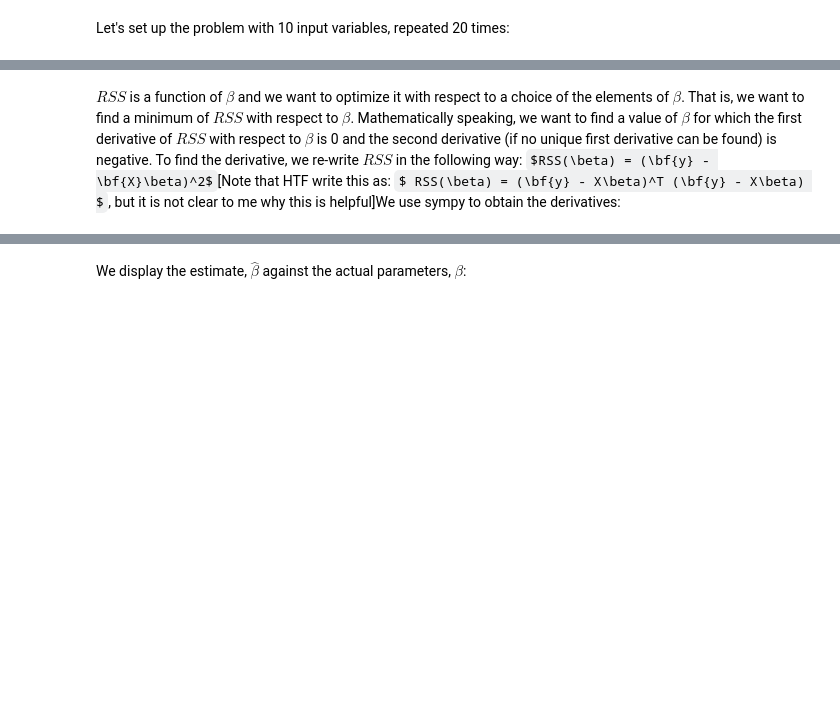
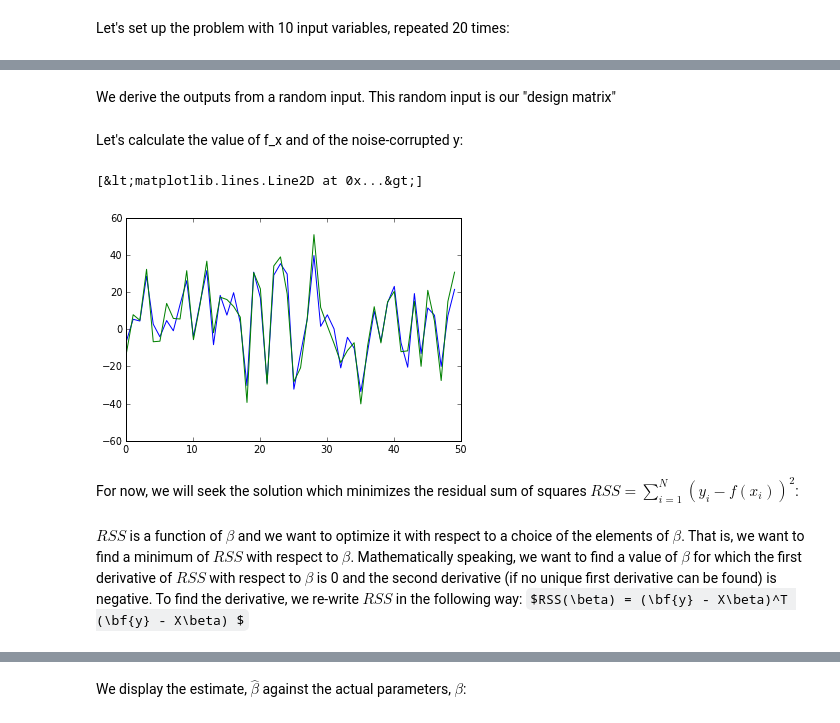
Before and after one commit to arokem/statistical_learning, a Jupyter notebook: LinearRegression.ipynb, the cells around one changed output, grey strips where cells are left out. Drawn from its saved outputs; the diff is of its cells as text; code cells hidden in the pictures; some formulas as TeX source; blank space fills up the shorter version.

Commit message:
Some changes starting to address gh issue #1, removing sympy.

```diff
--- a/LinearRegression.ipynb
+++ b/LinearRegression.ipynb
@@ -11,2 +13,4 @@ The solution which minimizes the residual sum of squares  $RSS =  \sum_{i=1}^{N}
+# %% [markdown]
+We derive the outputs from a random input. This random input is our "design matrix"
 # %%
 X = np.random.randn(N, p)
@@ -14,0 +17,2 @@ y =np.matrix(np.array([f(X[i], beta, 0.1) for i  in xrange(N)])).T
+# %% [markdown]
+Let's calculate the value of f_x and of the noise-corrupted y:
@@ -14,0 +21,7 @@ y =np.matrix(np.array([f(X[i], beta, 0.1) for i  in xrange(N)])).T
+# %%
+plot(f_x)plot(y)
+# %% [output]
+[&lt;matplotlib.lines.Line2D at 0x...&gt;]
+[figure, added]
+# %% [markdown]
+For now, we will seek the solution which minimizes the residual sum of squares  $RSS =  \sum_{i=1}^{N}(y_i - f(x_i))^2$:
@@ -15,2 +30,2 @@ y =np.matrix(np.array([f(X[i], beta, 0.1) for i  in xrange(N)])).T
 # %% [markdown]
-$RSS$ is a function of $\beta$ and we want to optimize it with respect to a choice of the elements of $\beta$. That is, we want to find a minimum of $RSS$ with respect to $\beta$. Mathematically speaking, we want to find a value of $\beta$ for which the first derivative of $RSS$ with respect to $\beta$ is 0 and the second derivative (if no unique first derivative can be found) is negative. To find the derivative, we re-write $RSS$ in the following way: $RSS(\beta) = (\bf{y} - \bf{X}\beta)^2$[Note that HTF write this as: $ RSS(\beta) = (\bf{y} - X\beta)^T (\bf{y} - X\beta) $, but it is not clear to me why this is helpful]We use sympy to obtain the derivatives:
+$RSS$ is a function of $\beta$ and we want to optimize it with respect to a choice of the elements of $\beta$. That is, we want to find a minimum of $RSS$ with respect to $\beta$. Mathematically speaking, we want to find a value of $\beta$ for which the first derivative of $RSS$ with respect to $\beta$ is 0 and the second derivative (if no unique first derivative can be found) is negative. To find the derivative, we re-write $RSS$ in the following way: $RSS(\beta) = (\bf{y} - X\beta)^T (\bf{y} - X\beta) $
```
Also changed, not shown: parts of 39 cells of this notebook.
